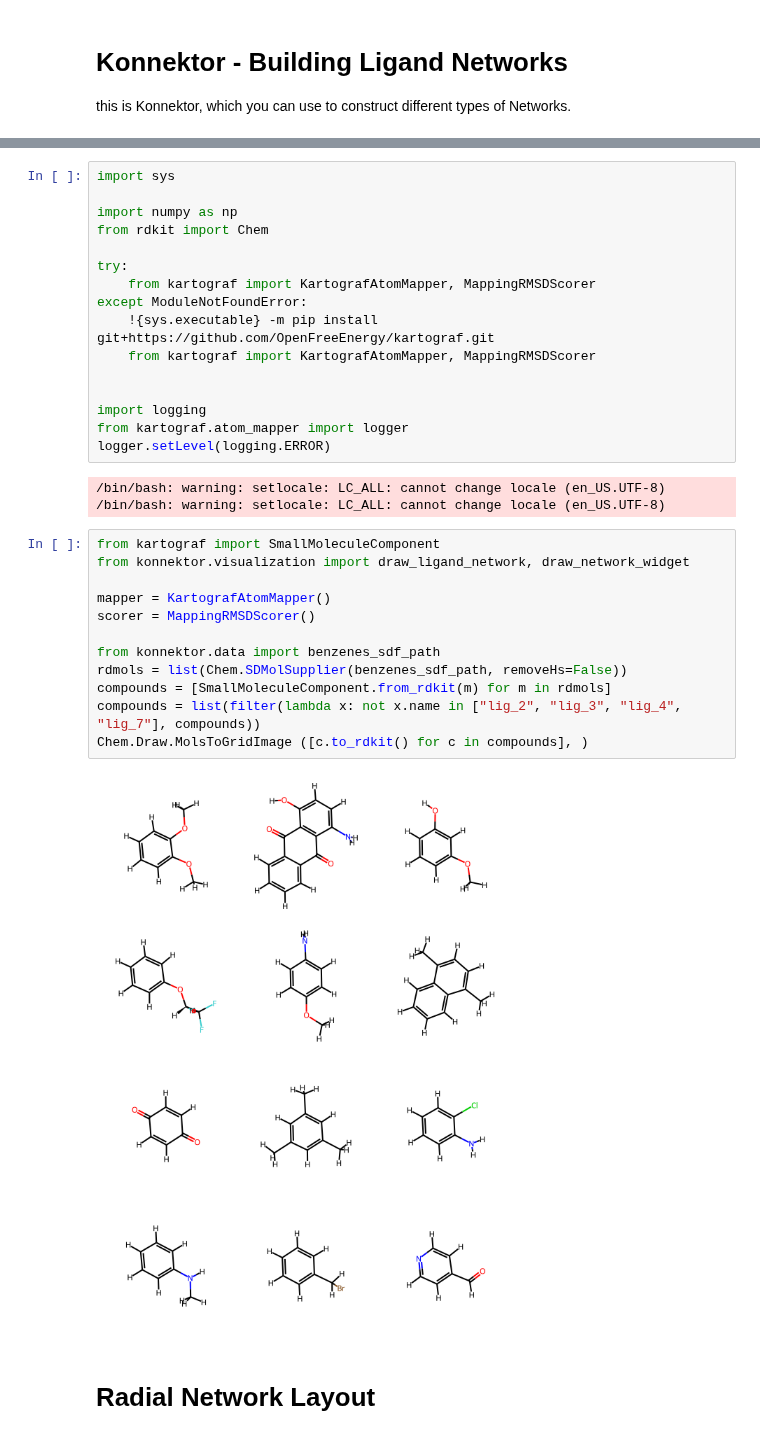
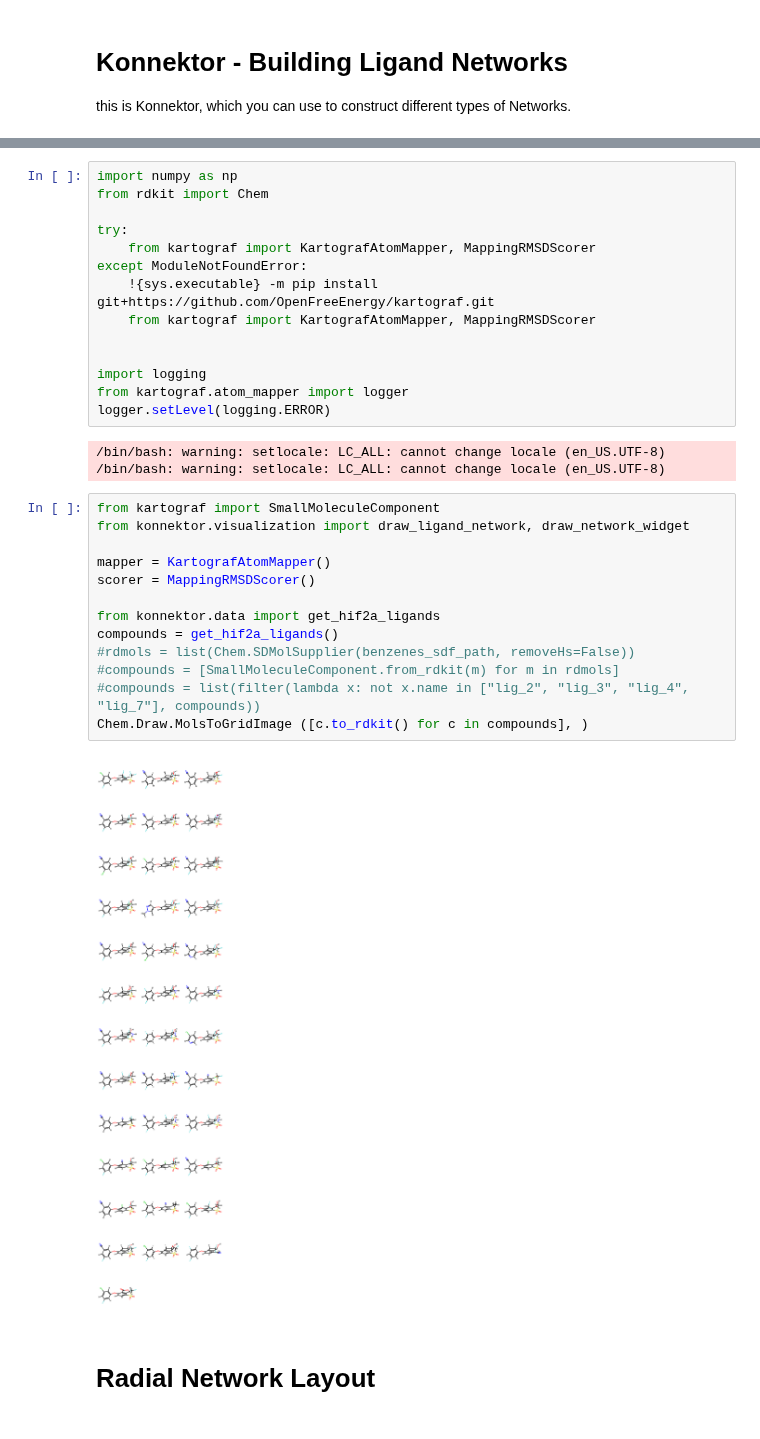
Before and after one commit to OpenFreeEnergy/konnektor, a Jupyter notebook: examples/konnektor_example.ipynb, the cells around one changed output, grey strips where cells are left out. Drawn from its saved outputs; the diff is of its cells as text.

```diff
--- a/examples/konnektor_example.ipynb
+++ b/examples/konnektor_example.ipynb
@@ -20,6 +18,4 @@ ModuleNotFoundError: No module named 'google'
 # %%
-import sys
-
 import numpy as np
 from rdkit import Chem
 
@@ -39,17 +35,18 @@ logger.setLevel(logging.ERROR)
 # %%
 from kartograf import SmallMoleculeComponent
 from konnektor.visualization import draw_ligand_network, draw_network_widget
 
 mapper = KartografAtomMapper()
 scorer = MappingRMSDScorer()
 
-from konnektor.data import benzenes_sdf_path
-rdmols = list(Chem.SDMolSupplier(benzenes_sdf_path, removeHs=False))
-compounds = [SmallMoleculeComponent.from_rdkit(m) for m in rdmols]
-compounds = list(filter(lambda x: not x.name in ["lig_2", "lig_3", "lig_4", "lig_7"], compounds))
+from konnektor.data import get_hif2a_ligands
+compounds = get_hif2a_ligands()
+#rdmols = list(Chem.SDMolSupplier(benzenes_sdf_path, removeHs=False))
+#compounds = [SmallMoleculeComponent.from_rdkit(m) for m in rdmols]
+#compounds = list(filter(lambda x: not x.name in ["lig_2", "lig_3", "lig_4", "lig_7"], compounds))
 Chem.Draw.MolsToGridImage ([c.to_rdkit() for c in compounds], )
 # %% [output]
-[figure, old version]
+[figure, new version]
 # %% [markdown]
 # Radial Network Layout
 # %%
```
Also changed, not shown: parts of 25 cells of this notebook, 9 other files.
